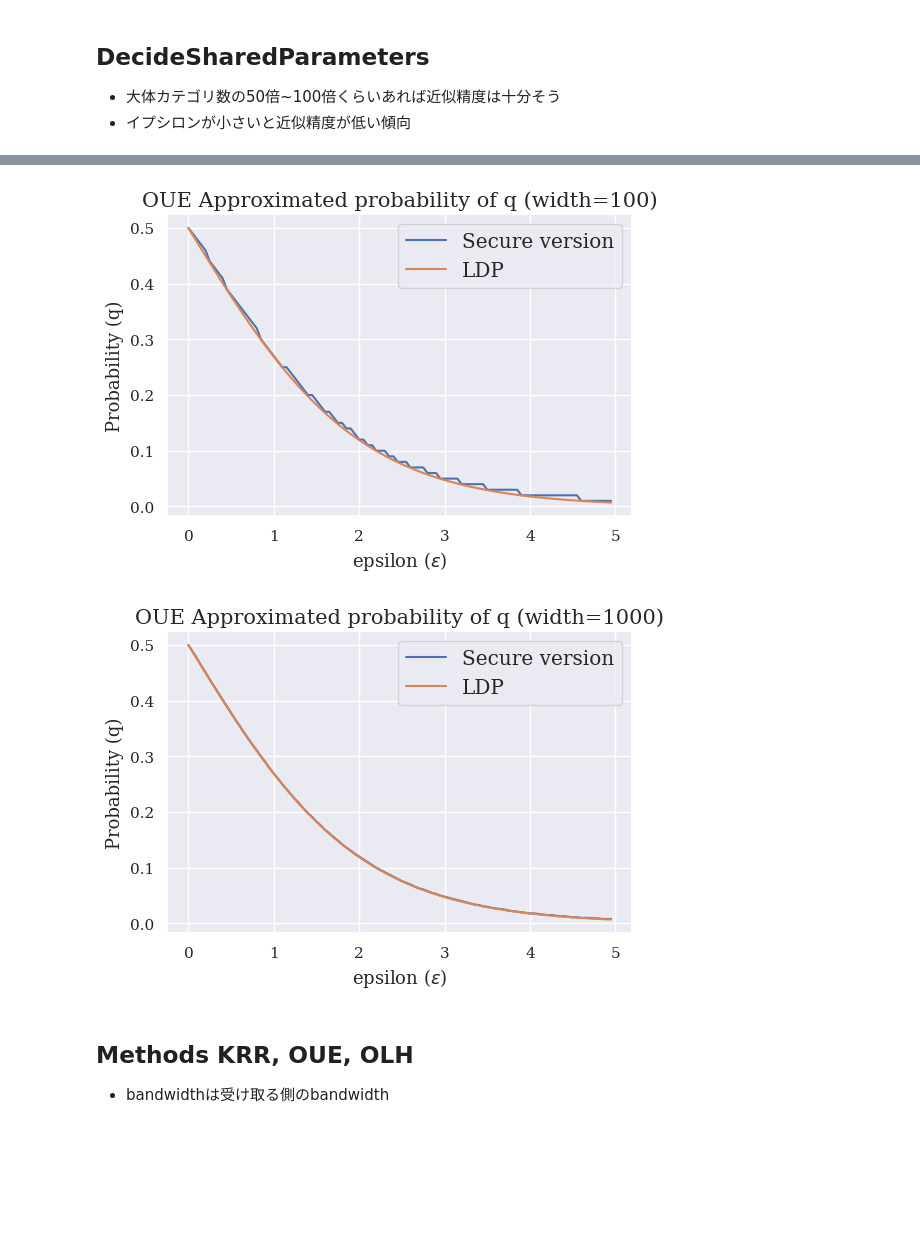
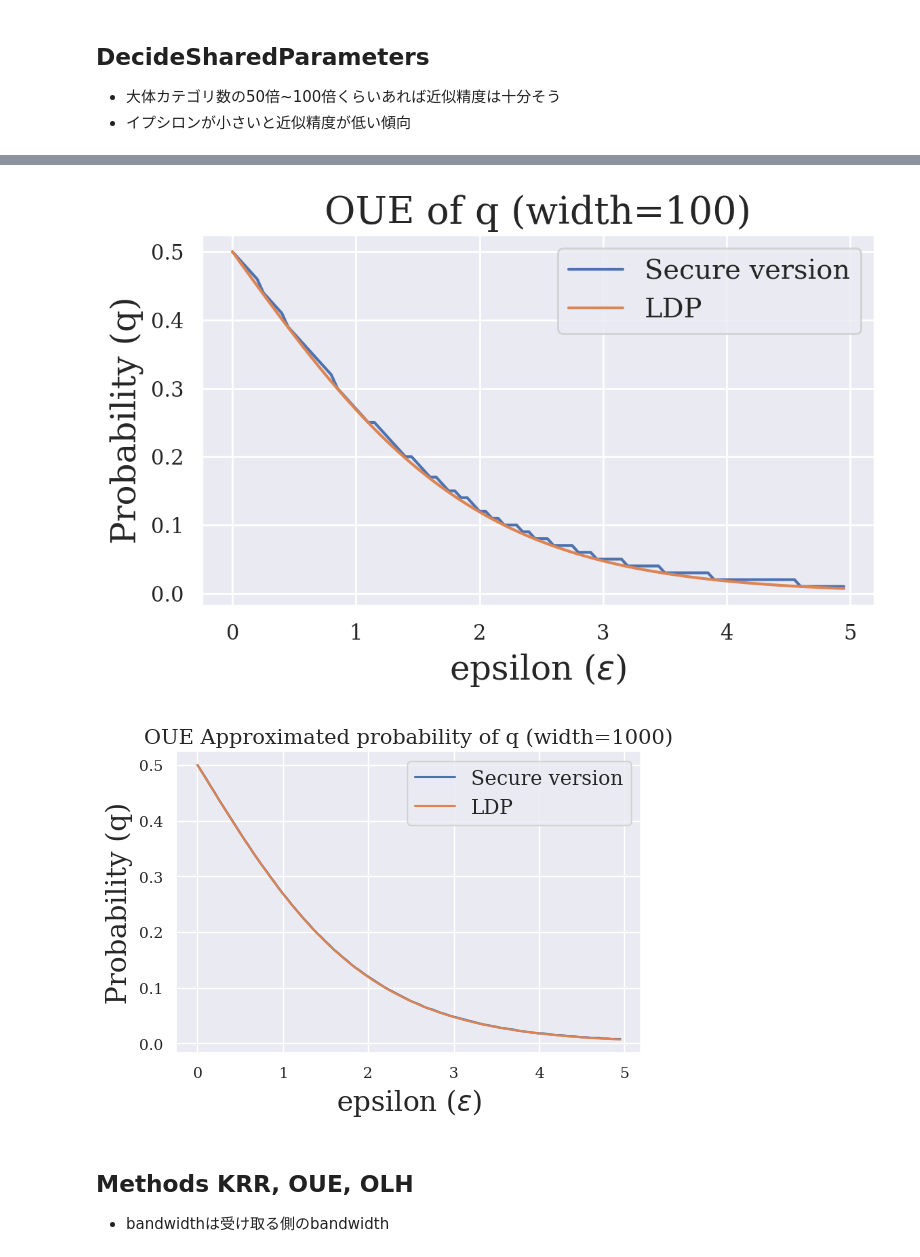
Before and after one commit to FumiyukiKato/verifiable-ldp, a Jupyter notebook: notebook/visualize.ipynb, the cells around one changed output, grey strips where cells are left out. Cells and saved outputs as stored; diff of their text form; code cells hidden in the pictures; blank space fills up the shorter version.

```diff
--- a/notebook/visualize.ipynb
+++ b/notebook/visualize.ipynb
@@ -89,34 +91,35 @@ fig.savefig('dsp-width1000-cate10.png')
 # %%
 epsilon = 5
 width = 100
 cate_num = 10
 categories = list(range(0, cate_num))
 
 data = {'epsilon': [], 'probability': [], 'protocol': []}
 
 for i in range(0, 100):
     eps = epsilon * i / 100
     d, l, n = oue.buildOueParams(eps, width, categories)
     data['epsilon'].append(eps)
     data['probability'].append(l/n)
     data['protocol'].append('Secure version')
     ratio = 1 / (np.exp(eps) + 1)
     data['epsilon'].append(eps)
     data['probability'].append(ratio)
     data['protocol'].append('LDP')
 
-fig = plt.figure(dpi=100)
+fig = plt.figure(dpi=200)
 ax1 = fig.add_subplot(1, 1, 1)
 
 sns.lineplot(x="epsilon", y="probability", hue='protocol', data=data, ax=ax1)
-ax1.set_title('OUE Approximated probability of q (width=%d)'% width, fontsize=15)
-ax1.set_xlabel('epsilon ($\epsilon$)', fontsize=13)
-ax1.set_ylabel('Probability (q)', fontsize=13)
+ax1.set_title('OUE of q (width=%d)'% width, fontsize=20)
+ax1.set_xlabel('epsilon ($\epsilon$)', fontsize=18)
+ax1.set_ylabel('Probability (q)', fontsize=18)
 ax1.legend(fontsize='large')
+plt.tight_layout()
 plt.show()
 fig.savefig('oue-width100-cate-10.png')
 # %% [output]
-[figure, old version]
+[figure, new version]
 # %%
 epsilon = 5
 width = 1000
@@ -141,13 +144,13 @@ ax1 = fig.add_subplot(1, 1, 1)
 
 sns.lineplot(x="epsilon", y="probability", hue='protocol', data=data, ax=ax1)
 ax1.set_title('OUE Approximated probability of q (width=%d)'% width, fontsize=15)
-ax1.set_xlabel('epsilon ($\epsilon$)', fontsize=13)
-ax1.set_ylabel('Probability (q)', fontsize=13)
+ax1.set_xlabel('epsilon ($\epsilon$)', fontsize=20)
+ax1.set_ylabel('Probability (q)', fontsize=20)
 ax1.legend(fontsize='large')
 plt.show()
 fig.savefig('oue-width100-cate-10.png')
 # %% [output]
-[figure, old version]
+[figure, new version]
 # %% [markdown]
 ## Methods KRR, OUE, OLH
 
```
Also changed, not shown: parts of 6 cells of this notebook.
